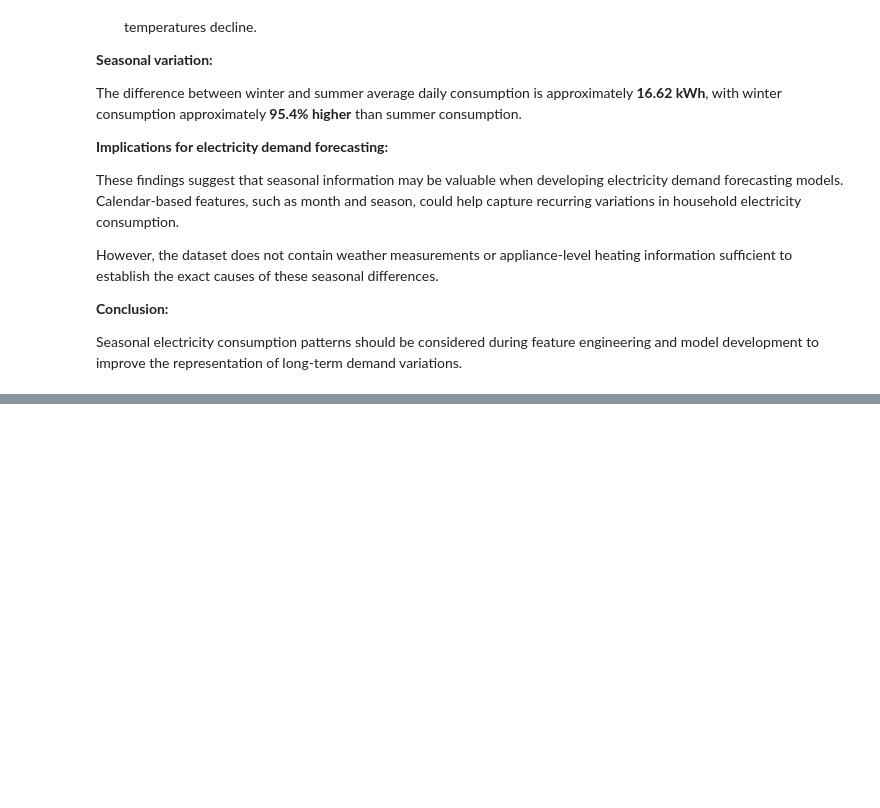
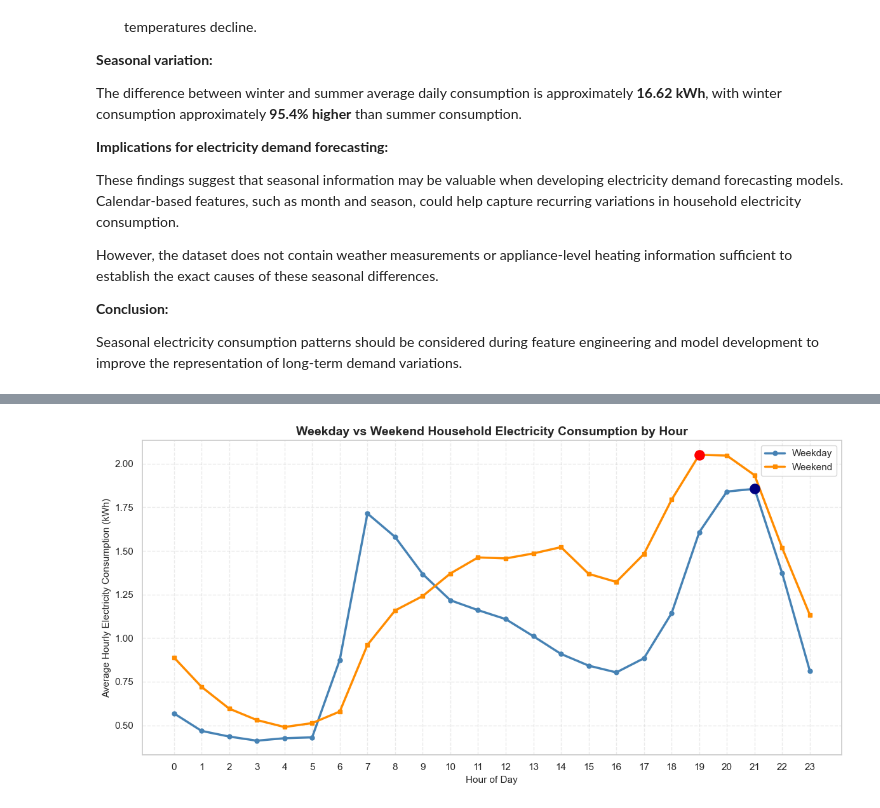
Before and after one commit to damisar/Household_Electricity_Consumption_Analysis_and_Forecasting, a Jupyter notebook: notebook/Household_Electricity_Consumption_Analysis_and_Forecasting.ipynb, the cells around one changed output, grey strips where cells are left out. Drawn from its saved outputs; the diff is of its cells as text; code cells hidden in the pictures; blank space fills up the shorter version.

```diff
--- a/notebook/Household_Electricity_Consumption_Analysis_and_Forecasting.ipynb
+++ b/notebook/Household_Electricity_Consumption_Analysis_and_Forecasting.ipynb
@@ -2006,0 +2249,82 @@ Seasonal electricity consumption patterns should be considered during feature en
+# %%
+# Section 5.2.2 - Weekday vs Weekend Hourly Consumption
+
+import matplotlib.pyplot as plt
+
+hours = hourly_daytype_profile.index
+
+fig, ax = plt.subplots(figsize=(12, 6))
+
+# Weekday profile
+ax.plot(
+    hours,
+    hourly_daytype_profile["Weekday"],
+    color="steelblue",
+    marker="o",
+    linewidth=2.5,
+    markersize=5,
+    label="Weekday"
+)
+
+# Weekend profile
+ax.plot(
+    hours,
+    hourly_daytype_profile["Weekend"],
+    color="darkorange",
+    marker="s",
+    linewidth=2.5,
+    markersize=5,
+    label="Weekend"
+)
+
+# Identify peak hours
+weekday_peak = hourly_daytype_profile["Weekday"].idxmax()
+weekend_peak = hourly_daytype_profile["Weekend"].idxmax()
+
+# Highlight weekday peak
+ax.scatter(
+    weekday_peak,
+    hourly_daytype_profile.loc[weekday_peak, "Weekday"],
+    color="navy",
+    s=120,
+    zorder=5
+)
+
+# Highlight weekend peak
+ax.scatter(
+    weekend_peak,
+    hourly_daytype_profile.loc[weekend_peak, "Weekend"],
+    color="red",
+    s=120,
+    zorder=5
+)
+
+# Chart formatting
+ax.set_title(
+    "Weekday vs Weekend Household Electricity Consumption by Hour",
+    fontsize=14,
+    fontweight="bold"
+)
+
+ax.set_xlabel("Hour of Day", fontsize=11)
+ax.set_ylabel("Average Hourly Electricity Consumption (kWh)", fontsize=11)
+
+ax.set_xticks(range(24))
+ax.grid(True, linestyle="--", alpha=0.4)
+ax.legend()
+
+plt.tight_layout()
+
+# Save figure
+plt.savefig(
+    "../figure/weekday_weekend_hourly_profile.png",
+    dpi=300,
+    bbox_inches="tight"
+)
+
+plt.show()
+
+print("Weekday vs Weekend hourly consumption visualization completed.")
+print("Figure saved to: ../figure/weekday_weekend_hourly_profile.png")
+# %% [output]
+[figure, added]
```
Also changed, not shown: parts of 7 cells of this notebook, 2 other files.
